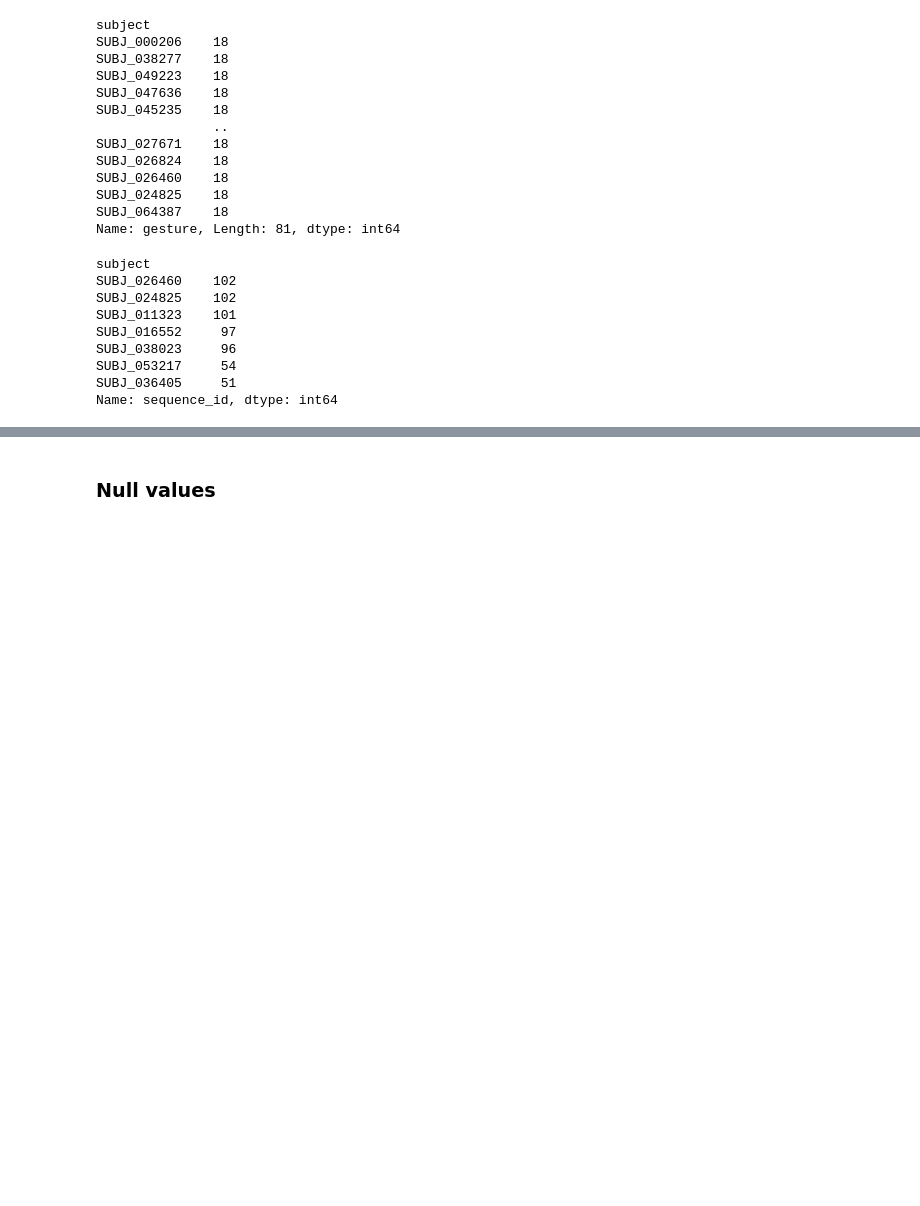
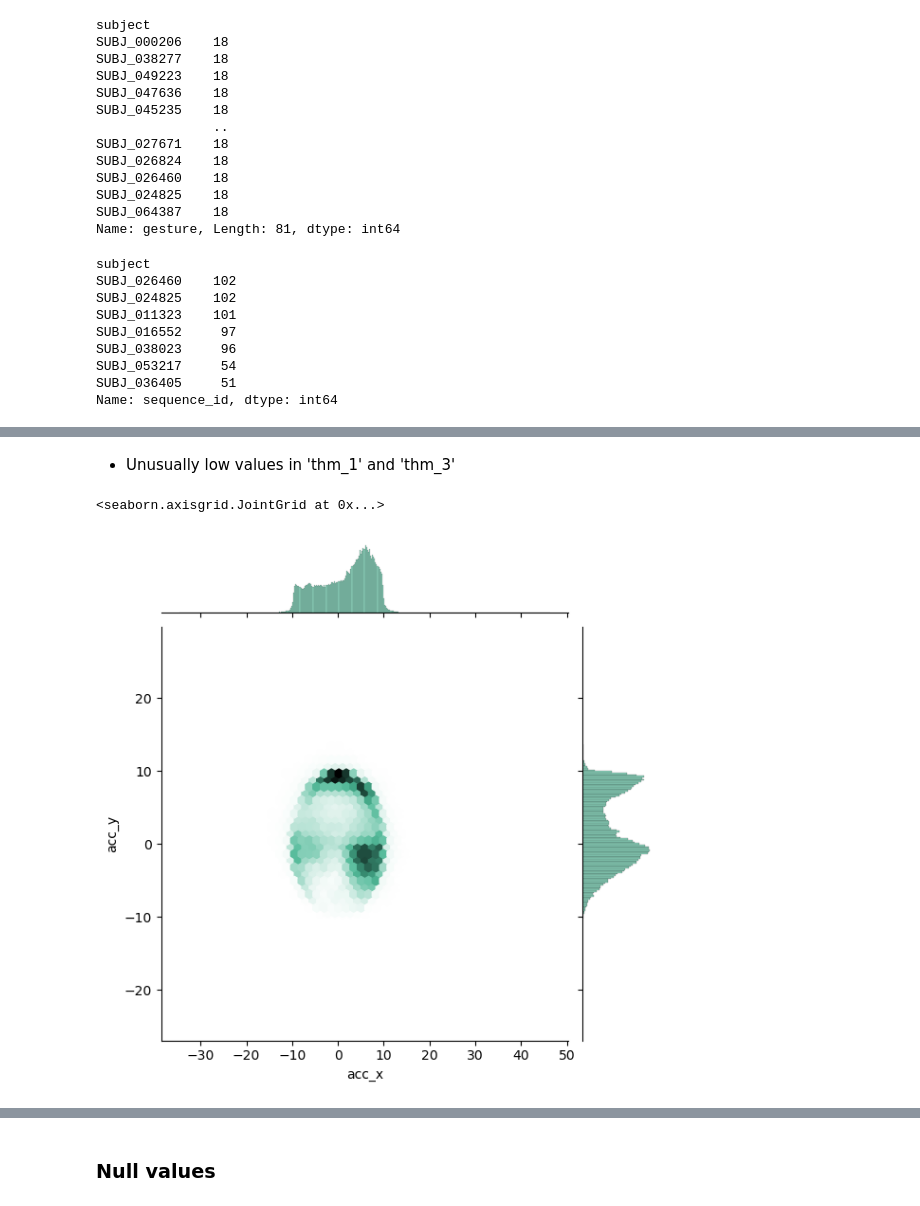
Before and after one commit to greenrey/kaggle, a Jupyter notebook: detect behavior with sensor data/detect_behavior_with_sensor_data.ipynb, the cells around one changed output, grey strips where cells are left out. Cells and saved outputs as stored; diff of their text form; code cells hidden in the pictures; blank space fills up the shorter version.

```diff
--- a/detect behavior with sensor data/detect_behavior_with_sensor_data.ipynb
+++ b/detect behavior with sensor data/detect_behavior_with_sensor_data.ipynb
@@ -244,0 +268,7 @@ for i, col in enumerate(df.iloc[:, 1:9].columns):
+# %% [markdown]
+- Unusually low values in 'thm_1' and 'thm_3'
+# %%
+sns.jointplot(data=df, x='acc_x', y='acc_y', kind='hex')
+# %% [output]
+<seaborn.axisgrid.JointGrid at 0x...>
+[figure, added]
```
Also changed, not shown: parts of 10 cells of this notebook.
